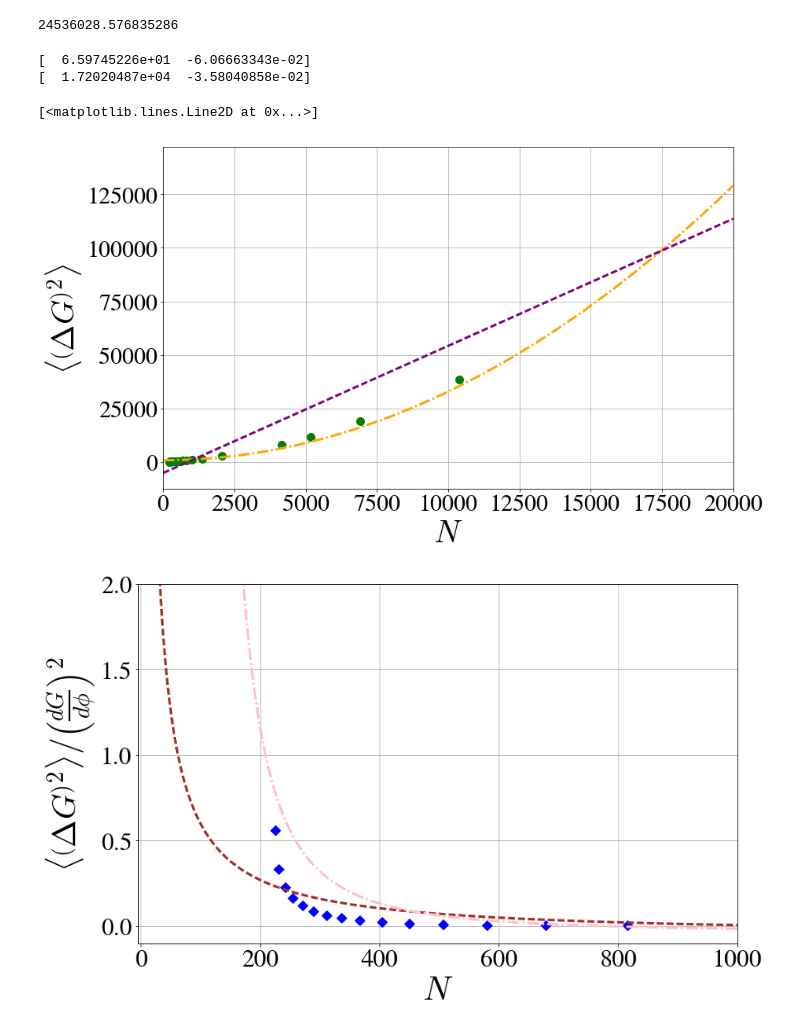
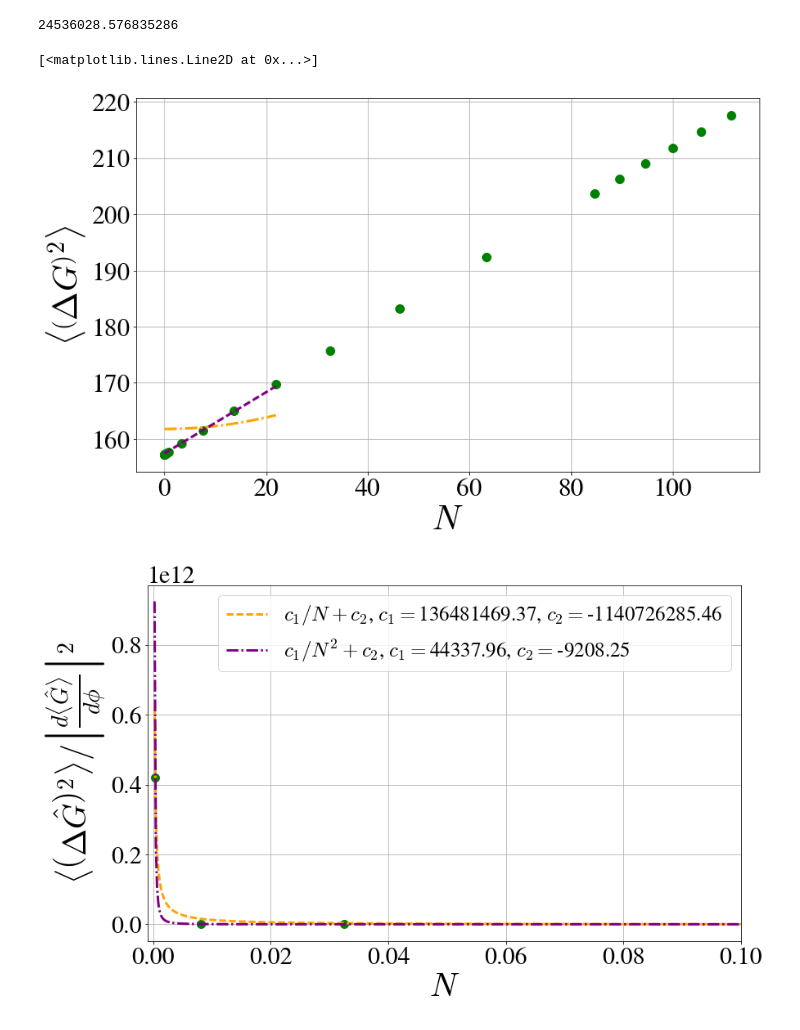
Before and after one commit to nemetniki/General-linear-model, a Jupyter notebook: NDPA_sensitivity.ipynb, the cells around one changed output. Cells and saved outputs as stored; diff of their text form; code cells hidden in the pictures.

```diff
--- a/NDPA_sensitivity.ipynb
+++ b/NDPA_sensitivity.ipynb
@@ -217,18 +217,27 @@ colors={'red':(241/255.,88/255.,84/255.),\
         'black':(0.,0.,0.)}
 fsfont = {'fontname':'FreeSerif'}
 
-L=np.array([1,2,3,4,5,10,15,20,25,30,35,40,45,50,55,60,65,70,75,80,85,90,95])
-F=np.zeros(len(L))
-N=np.zeros(len(L))
-Gder=np.zeros(len(L))
+#L=np.array([1,2,3,4,5,10,15,20,25,30,35,40,45,50,55,60,65,70,75,80,85,90,95])
+#eps=np.array([0.01,0.02,0.03,0.04,0.05,0.1,0.15,0.2,0.25,0.3,0.35,0.4,0.45,0.5,0.55,0.60,0.65,0.70,0.71,0.72,0.73,0.74,0.75])
+eps=np.array([0.001,0.005,0.01,0.02,0.03,0.04,0.05,0.1,0.15,0.2,0.25,0.3,0.35,0.4,0.45,0.46,0.47,0.48,0.49,0.5])
+#eps=np.array([0.01,0.02,0.03,0.04,0.05,0.1,0.2,0.3,0.4,0.5,0.6,0.7,0.8,0.9,0.92,0.94,0.96,0.98,0.99])
+#F=np.zeros(len(L))
+#N=np.zeros(len(L))
+#Gder=np.zeros(len(L))
+F=np.zeros(len(eps))
+N=np.zeros(len(eps))
+Gder=np.zeros(len(eps))
 
 nu = np.linspace(-100,100,11)
 nup = np.linspace(-100,100,11)
 
-for i in range(0,len(L)):
-#    F[i],N[i],Gder[i] = sens(0.5,0,10,10,0.933,0.933,0,0,1.,1.0,L[i],L[i],nu,nup)
-#    F[i],N[i],Gder[i] = sens(0.99,0,10,10,0,0,0,0,0.,0.0,L[i],L[i],nu,nup)
-    F[i],N[i],Gder[i] = sens(0.75,0,10,10,0.5,0.5,1.8833,1.8833,0.,0.0,L[i],L[i],nu,nup)
+#for i in range(0,len(L)):
+for i in range(0,len(eps)):
+#F[i],N[i],Gder[i] = sens(0.5,0,10,10,0.933,0.933,0,0,1.,1.0,L[i],L[i],nu,nup)
+    #F[i],N[i],Gder[i] = sens(eps[i],0,10,10,0.933,0.933,0,0,1.,1.0,2,2,nu,nup)
+    #F[i],N[i],Gder[i] = sens(eps[i],0,10,10,0.01,0.01,0,0,0.,0.0,100,100,nu,nup)
+#    F[i],N[i],Gder[i] = sens(0.75,0,10,10,0.5,0.5,1.8833,1.8833,0.,0.0,L[i],L[i],nu,nup)
+    F[i],N[i],Gder[i] = sens(eps[i],0,10,10,0.5,0.5,1.8833,1.8833,0.,0.0,50,50,nu,nup)
 
 def func(x,a,c):
     return a*x**2+c
@@ -239,49 +248,51 @@ def func3(x,a,c):
 def func4(x,a,c):
     return a/(x)**2+c
 def func6(x,a,c):
-    return np.exp(-np.sqrt(x)/a)-c
+    return a/x**3+c
 def func5(x,a,c):
     return a*x**4+c
 
-line = np.linspace(0,N[0],100000)
+line = np.linspace(0,N[int(len(N)/2)],100000)
 popt, pcov = curve_fit(func, N[0:], F[0:])
 popt2, pcov2 = curve_fit(func2, N, F)
 popt3, pcov3 = curve_fit(func3, N[:], F[:]/Gder[:])
 popt4, pcov4 = curve_fit(func4, N[:], F[:]/Gder[:])
+#popt6, pcov6 = curve_fit(func6, N[:], F[:]/Gder[:])
 popt5, pcov5 = curve_fit(func5, N[:], Gder[:])
 
 plt.figure(1,figsize=(13,8))
 plt.plot(N,F,color='green',marker='o',markersize=10,lw=3,ls='')
 plt.grid(True)
-print(popt3)
-print(popt4)
 plt.plot(line,func(line,*popt),color = 'orange',lw=3,ls='dashdot')
 plt.plot(line,func2(line,*popt2),color='purple',lw=3,ls='dashed')
-plt.xlim(0,20000)
-#plt.ylim(0,5500)
+#plt.xlim(0,20000)
+#plt.ylim(0,1000)
 plt.xlabel('$N$',fontsize = 40,**fsfont)
 plt.ylabel('$\langle\left(\Delta G\\right)^2\\rangle$',fontsize = 40,**fsfont)
 plt.figure(2,figsize=(13,8))
-plt.plot(N,F/Gder,color='blue',marker='D',markersize=8,lw=2,ls='')
-plt.ylim(-0.1,2)
-plt.xlim(-5,1000)
+plt.plot(N,F/Gder,color='green',marker='o',markersize=10,lw=2,ls='')
+#plt.ylim(-0.01,8)
+plt.xlim(-0.001,0.1)
 plt.grid(True)
 plt.xlabel('$N$',fontsize = 40,**fsfont)
-plt.ylabel('$\langle\left(\Delta G\\right)^2\\rangle/\left(\\frac{dG}{d\phi}\\right)^2$',fontsize = 40,**fsfont)
-plt.plot(line,func3(line,*popt3),color='brown',lw=3,ls='--')
-plt.plot(line,func4(line-80,*popt4),color='pink',lw=3,ls='-.')
+plt.ylabel('$\langle\left(\Delta \hat{G}\\right)^2\\rangle/\left|\\frac{d\langle\hat{G}\\rangle}{d\phi}\\right|^2$',\
+           fontsize = 40,**fsfont)
+plt.plot(line,func3(line,*popt3),color='orange',lw=3,ls='--',label="$c_1/N+c_2$, $c_1=$%.2f, $c_2=$%.2f" % (popt3[0],popt3[1]))
+plt.plot(line,func4(line,*popt4),color='purple',lw=3,ls='-.',label="$c_1/N^2+c_2$, $c_1=$%.2f, $c_2=$%.2f" % (popt4[0],popt4[1]))
+#plt.plot(line,func6(line,*popt6),color='yellow',lw=3,ls='-',label="$a/N^3+b$, $a=$%.2f, $b=$%.2f" % (popt6[0],popt6[1]))
+plt.legend(fontsize=25)
 plt.figure(3,figsize=(13,8))
 plt.plot(N,Gder,color='blue',marker='D',markersize=8,lw=2,ls='')
 #plt.xlim(-5,200)
 plt.grid(True)
 plt.xlabel('$N$',fontsize = 40,**fsfont)
-plt.ylabel('$\left(\\frac{dG}{d\phi}\\right)^2$',fontsize = 40,**fsfont)
+plt.ylabel('$\left|\\frac{d\langle\hat{G}\\rangle}{d\phi}\\right|^2$',fontsize = 40,**fsfont)
 plt.plot(line,func5(line,*popt5),color='pink',lw=3,ls='-.')
+
 #plt.plot(line,func3(line,*popt3),color='brown',lw=3,ls='--')
 #plt.plot(line,func4(line,*popt4),color='pink',lw=3,ls='-.')
+#print("pcov3",np.sqrt(np.diag(pcov3)),"\npcov4",np.sqrt(np.diag(pcov4)))
 # %% [output]
-[  6.59745226e+01  -6.06663343e-02]
-[  1.72020487e+04  -3.58040858e-02]
+[<matplotlib.lines.Line2D at 0x...>]
-[<matplotlib.lines.Line2D at 0x...>]
-[figure, old version]
+[figure, new version]
-[figure, old version]
+[figure, new version]
```
Also changed, not shown: parts of 2 cells of this notebook.
